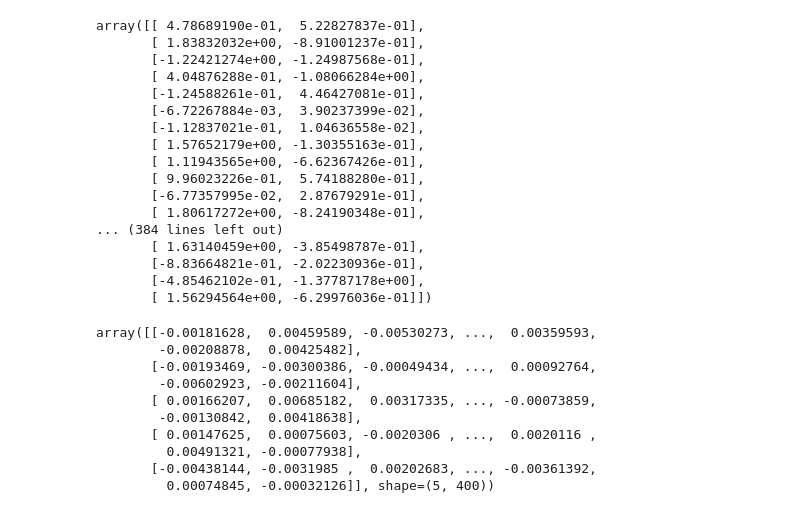
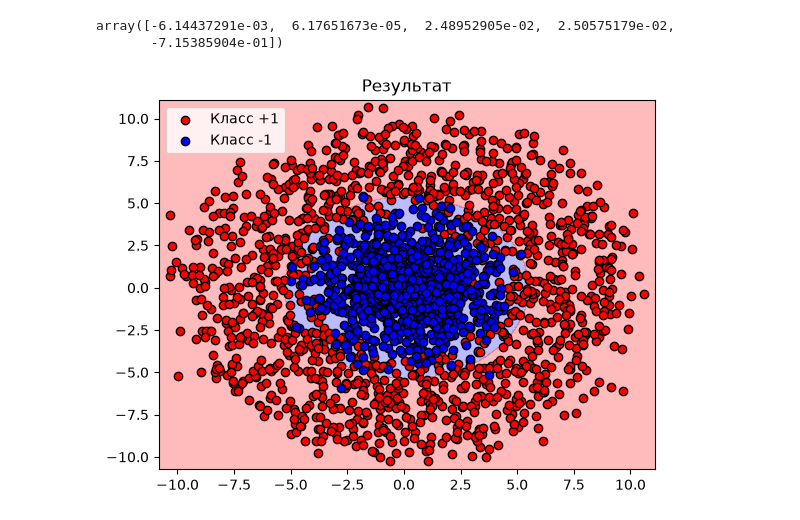
Before and after one commit to MRCriper/rudn, a Jupyter notebook: rudn/para1.ipynb, the cells around one changed output. Drawn from its saved outputs; the diff is of its cells as text; code cells hidden in the pictures.

```diff
--- a/rudn/para1.ipynb
+++ b/rudn/para1.ipynb
@@ -39,22 +22,2 @@ plt.show()
-# %%
-X
-# %% [output]
-array([[ 4.78689190e-01,  5.22827837e-01],
-       [ 1.83832032e+00, -8.91001237e-01],
-       [-1.22421274e+00, -1.24987568e-01],
-       [ 4.04876288e-01, -1.08066284e+00],
-       [-1.24588261e-01,  4.46427081e-01],
-       [-6.72267884e-03,  3.90237399e-02],
-       [-1.12837021e-01,  1.04636558e-02],
-       [ 1.57652179e+00, -1.30355163e-01],
-       [ 1.11943565e+00, -6.62367426e-01],
-       [ 9.96023226e-01,  5.74188280e-01],
-       [-6.77357995e-02,  2.87679291e-01],
-       [ 1.80617272e+00, -8.24190348e-01],
-... (384 lines left out)
-       [ 1.63140459e+00, -3.85498787e-01],
-       [-8.83664821e-01, -2.02230936e-01],
-       [-4.85462102e-01, -1.37787178e+00],
-       [ 1.56294564e+00, -6.29976036e-01]])
 # %%
 def expand_features(matrix):
@@ -65,17 +30,9 @@ def expand_features(matrix):
 new_matrix = expand_features(X)
 # %%
-w = np.linalg.inv(new_matrix.T @ new_matrix) @ (new_matrix.T * y)
+w = np.linalg.inv(new_matrix.T @ new_matrix) @ (new_matrix.T @ y)
 w
 # %% [output]
-array([[-0.00181628,  0.00459589, -0.00530273, ...,  0.00359593,
-        -0.00208878,  0.00425482],
-       [-0.00193469, -0.00300386, -0.00049434, ...,  0.00092764,
-        -0.00602923, -0.00211604],
-       [ 0.00166207,  0.00685182,  0.00317335, ..., -0.00073859,
-        -0.00130842,  0.00418638],
-       [ 0.00147625,  0.00075603, -0.0020306 , ...,  0.0020116 ,
-         0.00491321, -0.00077938],
-       [-0.00438144, -0.0031985 ,  0.00202683, ..., -0.00361392,
-         0.00074845, -0.00032126]], shape=(5, 400))
+array([-6.14437291e-03,  6.17651673e-05,  2.48952905e-02,  2.50575179e-02,
+       -7.15385904e-01])
 # %%
 def predict(new_matrix, w):
@@ -82,0 +40,20 @@ def predict(new_matrix, w):
+# %%
+x_min, x_max = X[:, 0].min() - 0.5, X[:, 0].max() + 0.5
+y_min, y_max = X[:, 1].min() - 0.5, X[:, 1].max() + 0.5
+# %%
+xx, yy = np.meshgrid(np.arange(x_min, x_max, 0.05), np.arange(y_min, y_max, 0.05))
+# %%
+X_grid = np.c_[xx.ravel(), yy.ravel()]
+# %%
+grid_expanded = expand_features(X_grid)
+Z = predict(grid_expanded, w)
+Z = Z.reshape(xx.shape)
+# %%
+plt.contourf(xx, yy, Z, alpha=0.3, cmap='bwr')
+plt.scatter(X[y==1, 0], X[y==1, 1], color='red',edgecolor='k', label='Класс +1')
+plt.scatter(X[y==-1, 0], X[y==-1, 1], color='blue',edgecolor='k', label='Класс -1')
+plt.legend()
+plt.title('Результат')
+plt.show()
+# %% [output]
+[figure, added]
```
Also changed, not shown: parts of 6 cells of this notebook, 9 other files.
